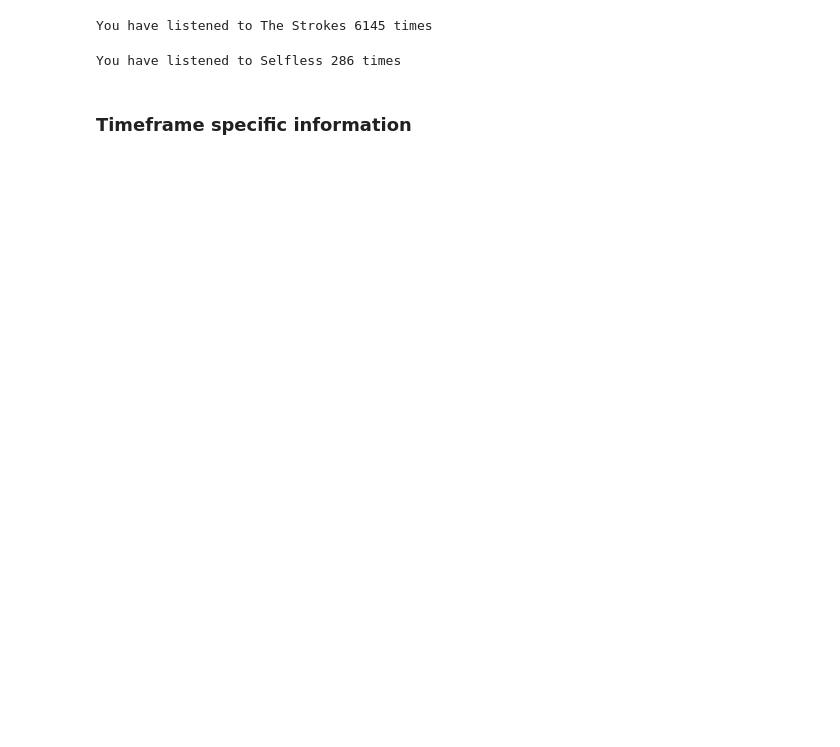
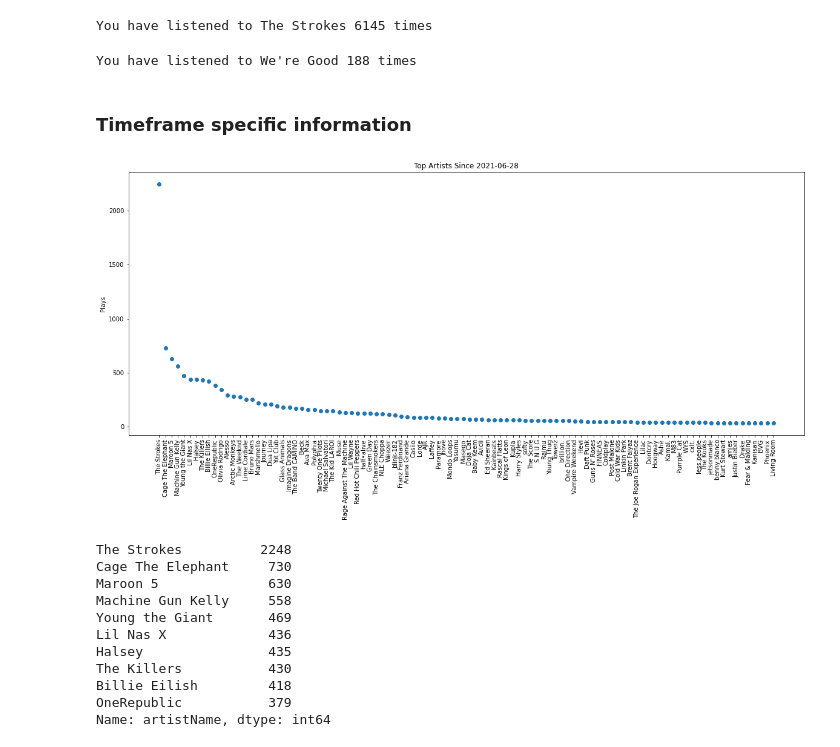
Before and after one commit to TheSupremeToast/Spotify-Analysis, a Jupyter notebook: Spotify-Analysis.ipynb, the cells around one changed output. Saved outputs shown, nothing was run; the diff lists cells and outputs as text; code cells hidden in the pictures; blank space fills up the shorter version.

```diff
--- a/Spotify-Analysis.ipynb
+++ b/Spotify-Analysis.ipynb
@@ -191,13 +194,13 @@ print("You have listened to", artist, temp, "times")
 # %% [output]
 You have listened to The Strokes 6145 times
 # %%
-track = 'Selfless' # change this to a song name of your choice (case sensitive)
+track = "We're Good" # change this to a song name of your choice (case sensitive)
 temp = songPlayCount(track)
 print("You have listened to", track, temp, "times")
 # %% [output]
-You have listened to Selfless 286 times
+You have listened to We're Good 188 times
-# %% [markdown]
-### Timeframe specific information
+# %% [markdown]
+### Timeframe specific information
 # %%
 def topSongsTimeframe(timestamp):
     plt.rcParams['figure.figsize'] = [20, 8]
@@ -227,0 +258,19 @@ def topSongsTimeframeBounded(lower, upper):
+# %%
+# Plot top artists since input date
+# format: 'year-month-day'
+#         'xxxx-xx-xx'
+timeframe = '2021-06-28' # change this
+topArtistsTimeframe(timeframe)
+# %% [output]
+[figure, added]
+The Strokes          2248
+Cage The Elephant     730
+Maroon 5              630
+Machine Gun Kelly     558
+Young the Giant       469
+Lil Nas X             436
+Halsey                435
+The Killers           430
+Billie Eilish         418
+OneRepublic           379
+Name: artistName, dtype: int64
```
Also changed, not shown: parts of 22 cells of this notebook.
